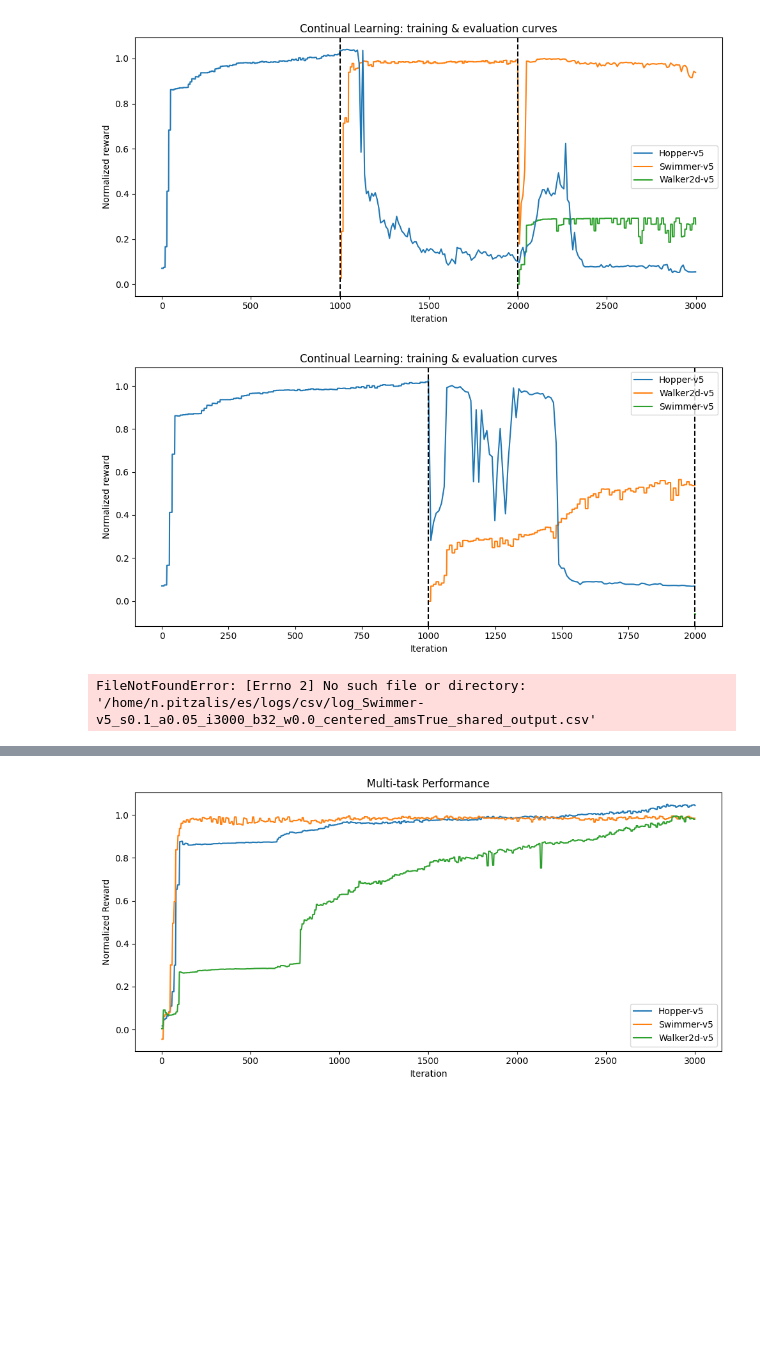
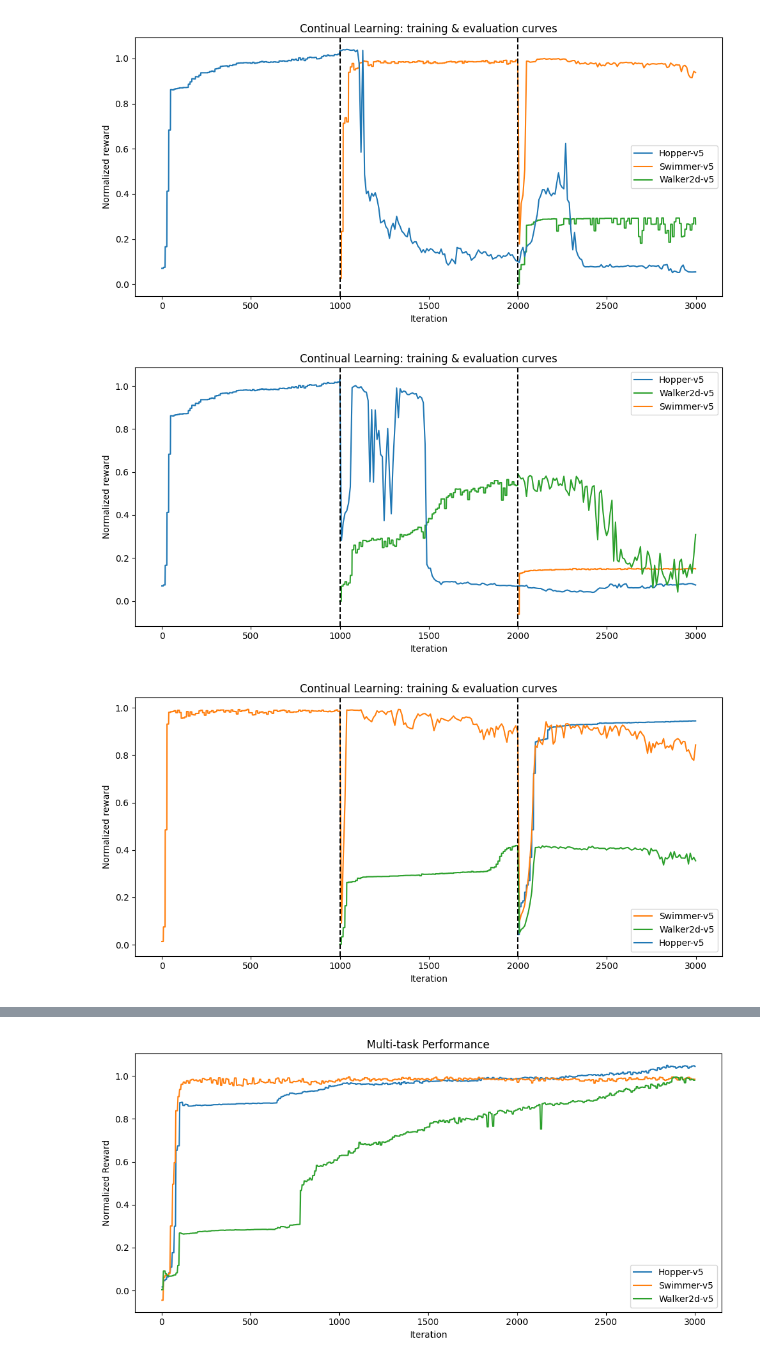
Before and after one commit to nicolapitzalis/continual-es, a Jupyter notebook: plotter.ipynb, the cells around one changed output, grey strips where cells are left out. Saved outputs shown, nothing was run; the diff lists cells and outputs as text; code cells hidden in the pictures; blank space fills up the shorter version.

Commit message:
plot shared_output

```diff
--- a/plotter.ipynb
+++ b/plotter.ipynb
@@ -2,6 +2,12 @@
 import os
 import pandas as pd
 import matplotlib.pyplot as plt
+
+TASK_COLORS = {
+    'Hopper-v5':  '#1f77b4',
+    'Swimmer-v5': '#ff7f0e',
+    'Walker2d-v5':'#2ca02c',
+}
 
 def extract_path(path):
     base = os.path.basename(path)
@@ -37,7 +43,7 @@ def plot_continual(paths):
     # plot training segments
     for i, name in enumerate(task_names):
         start, end = cuts[i], cuts[i+1]
-        plt.plot(range(start, end), rewards.iloc[start:end], label=name)
+        plt.plot(range(start, end), rewards.iloc[start:end], label=name, color=TASK_COLORS[name])
 
     # colors for overlayed evaluations
     line_colors = [line.get_color() for line in plt.gca().lines]
@@ -53,7 +59,7 @@ def plot_continual(paths):
                 if not eval_df.empty:
                     x = base + (eval_df['iteration'].astype(int) - 1)
                     y = eval_df[col].values / maxes[task_names[k]]
-                    plt.plot(x, y, linestyle='-', color=line_colors[k])
+                    plt.plot(x, y, linestyle='-', color=TASK_COLORS[task_names[k]])
 
     # task switch markers
     for c in cuts[1:-1]:
@@ -113,36 +119,36 @@ all_paths_shared_output = [
         '/home/n.pitzalis/es/logs/csv/log_Hopper-v5_s0.1_a0.05_i3000_b32_w0.0_centered_amsTrue_shared_output.csv',
         '/home/n.pitzalis/es/logs/csv/log_Swimmer-v5_s0.1_a0.05_i1000_b32_w0.0_centered_amsTrue_Hopper-v5_shared_output.csv',
         '/home/n.pitzalis/es/logs/csv/log_Walker2d-v5_s0.1_a0.05_i1000_b32_w0.0_centered_amsTrue_Hopper-v5_Swimmer-v5_shared_output.csv'],
     [
         '/home/n.pitzalis/es/logs/csv/log_Hopper-v5_s0.1_a0.05_i3000_b32_w0.0_centered_amsTrue_shared_output.csv',
         '/home/n.pitzalis/es/logs/csv/log_Walker2d-v5_s0.1_a0.05_i1000_b32_w0.0_centered_amsTrue_Hopper-v5_shared_output.csv',
         '/home/n.pitzalis/es/logs/csv/log_Swimmer-v5_s0.1_a0.05_i1000_b32_w0.0_centered_amsTrue_Hopper-v5_Walker2d-v5_shared_output.csv'
     ],
     [
-        '/home/n.pitzalis/es/logs/csv/log_Swimmer-v5_s0.1_a0.05_i3000_b32_w0.0_centered_amsTrue_shared_output.csv',
+        '/home/n.pitzalis/es/logs/csv/log_Swimmer-v5_s0.1_a0.05_i1000_b32_w0.0_centered_amsTrue_shared_output.csv',
         '/home/n.pitzalis/es/logs/csv/log_Walker2d-v5_s0.1_a0.05_i1000_b32_w0.0_centered_amsTrue_Swimmer-v5_shared_output.csv',
         '/home/n.pitzalis/es/logs/csv/log_Hopper-v5_s0.1_a0.05_i1000_b32_w0.0_centered_amsTrue_Swimmer-v5_Walker2d-v5_shared_output.csv'
     ],
     [
-        '/home/n.pitzalis/es/logs/csv/log_Swimmer-v5_s0.1_a0.05_i3000_b32_w0.0_centered_amsTrue_shared_output.csv',
+        '/home/n.pitzalis/es/logs/csv/log_Swimmer-v5_s0.1_a0.05_i1000_b32_w0.0_centered_amsTrue_shared_output.csv',
         '/home/n.pitzalis/es/logs/csv/log_Hopper-v5_s0.1_a0.05_i1000_b32_w0.0_centered_amsTrue_Swimmer-v5_shared_output.csv',
         '/home/n.pitzalis/es/logs/csv/log_Walker2d-v5_s0.1_a0.05_i1000_b32_w0.0_centered_amsTrue_Swimmer-v5_Hopper-v5_shared_output.csv'
     ],
     [
-        '/home/n.pitzalis/es/logs/csv/log_Walker2d-v5_s0.1_a0.05_i3000_b32_w0.0_centered_amsTrue_shared_output.csv',
+        '/home/n.pitzalis/es/logs/csv/log_Walker2d-v5_s0.1_a0.05_i1000_b32_w0.0_centered_amsTrue_shared_output.csv',
         '/home/n.pitzalis/es/logs/csv/log_Hopper-v5_s0.1_a0.05_i1000_b32_w0.0_centered_amsTrue_Walker2d-v5_shared_output.csv',
         '/home/n.pitzalis/es/logs/csv/log_Swimmer-v5_s0.1_a0.05_i1000_b32_w0.0_centered_amsTrue_Walker2d-v5_Hopper-v5_shared_output.csv'
     ],
     [
-        '/home/n.pitzalis/es/logs/csv/log_Walker2d-v5_s0.1_a0.05_i3000_b32_w0.0_centered_amsTrue_shared_output.csv',
+        '/home/n.pitzalis/es/logs/csv/log_Walker2d-v5_s0.1_a0.05_i1000_b32_w0.0_centered_amsTrue_shared_output.csv',
         '/home/n.pitzalis/es/logs/csv/log_Swimmer-v5_s0.1_a0.05_i1000_b32_w0.0_centered_amsTrue_Walker2d-v5_shared_output.csv',
         '/home/n.pitzalis/es/logs/csv/log_Hopper-v5_s0.1_a0.05_i1000_b32_w0.0_centered_amsTrue_Walker2d-v5_Swimmer-v5_shared_output.csv'
     ]
 ]
 
 for paths in all_paths_shared_output:
     plot_continual(paths)
 # %% [output]
 [figure]
-[figure, old version]
+[figure, new version]
-FileNotFoundError: [Errno 2] No such file or directory: '/home/n.pitzalis/es/logs/csv/log_Swimmer-v5_s0.1_a0.05_i3000_b32_w0.0_centered_amsTrue_shared_output.csv'
+[figure, added]
```
Also changed, not shown: parts of 8 cells of this notebook, 1 other file.
